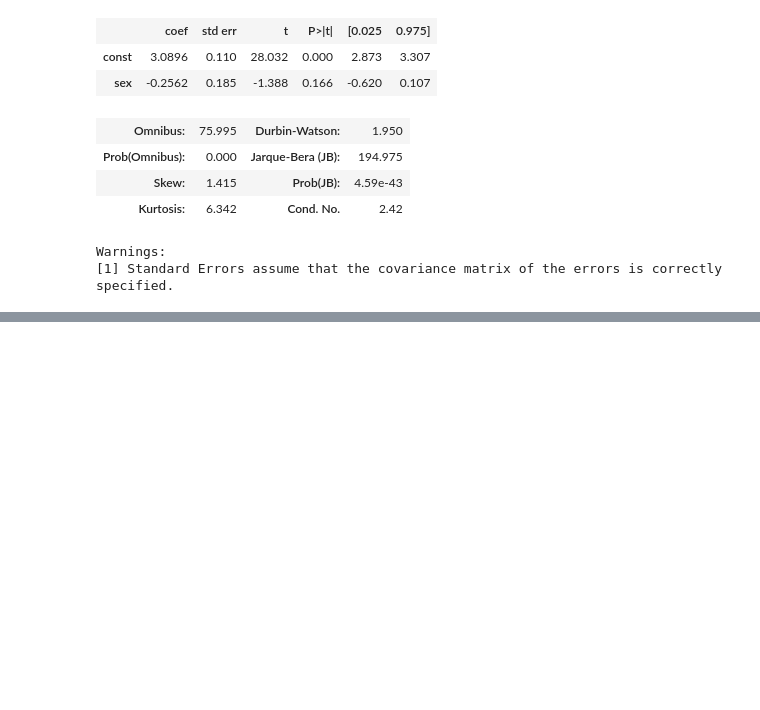
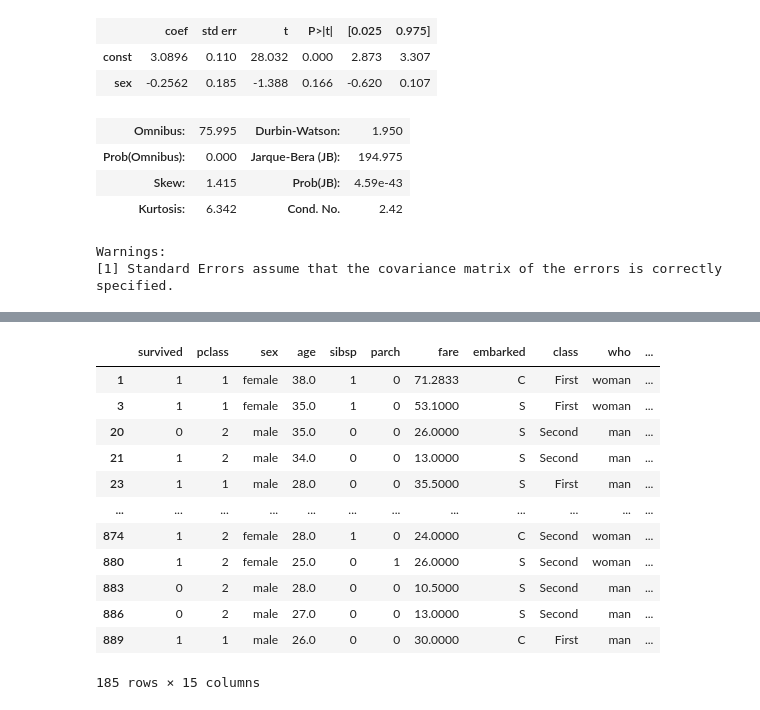
Before and after one commit to chi-hun/pandas-note, a Jupyter notebook: pandas_note.ipynb, the cells around one changed output, grey strips where cells are left out. Cells and saved outputs as stored; diff of their text form; code cells hidden in the pictures; blank space fills up the shorter version.

```diff
--- a/pandas_note.ipynb
+++ b/pandas_note.ipynb
@@ -248,0 +307,19 @@ tip.sort_values(by= ['total_bill','tip'],ascending=False)
+# %%
+import numpy as np
+b = titanic.loc[((titanic['age']<40) & (titanic['age']>=20)) & ((titanic['pclass'] == 1) | (titanic['pclass'] == 2))]
+b['age'].replace(np.nan, b['age'].mean())
+b
+# %% [output]
+|  | survived | pclass | sex | age | sibsp | parch | fare | embarked | class | who | ... |
+| 1 | 1 | 1 | female | 38.0 | 1 | 0 | 71.2833 | C | First | woman | ... |
+| 3 | 1 | 1 | female | 35.0 | 1 | 0 | 53.1000 | S | First | woman | ... |
+| 20 | 0 | 2 | male | 35.0 | 0 | 0 | 26.0000 | S | Second | man | ... |
+| 21 | 1 | 2 | male | 34.0 | 0 | 0 | 13.0000 | S | Second | man | ... |
+| 23 | 1 | 1 | male | 28.0 | 0 | 0 | 35.5000 | S | First | man | ... |
+| ... | ... | ... | ... | ... | ... | ... | ... | ... | ... | ... | ... |
+| 874 | 1 | 2 | female | 28.0 | 1 | 0 | 24.0000 | C | Second | woman | ... |
+| 880 | 1 | 2 | female | 25.0 | 0 | 1 | 26.0000 | S | Second | woman | ... |
+| 883 | 0 | 2 | male | 28.0 | 0 | 0 | 10.5000 | S | Second | man | ... |
+| 886 | 0 | 2 | male | 27.0 | 0 | 0 | 13.0000 | S | Second | man | ... |
+| 889 | 1 | 1 | male | 26.0 | 0 | 0 | 30.0000 | C | First | man | ... |
+185 rows × 15 columns
```
Also changed, not shown: parts of 9 cells of this notebook.
